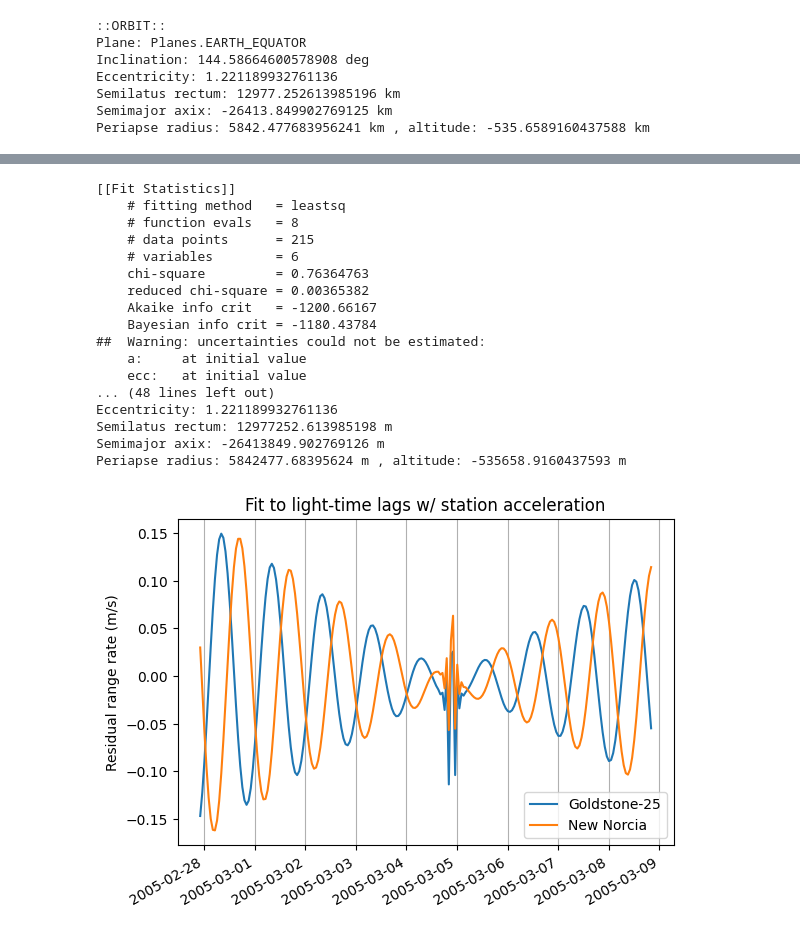
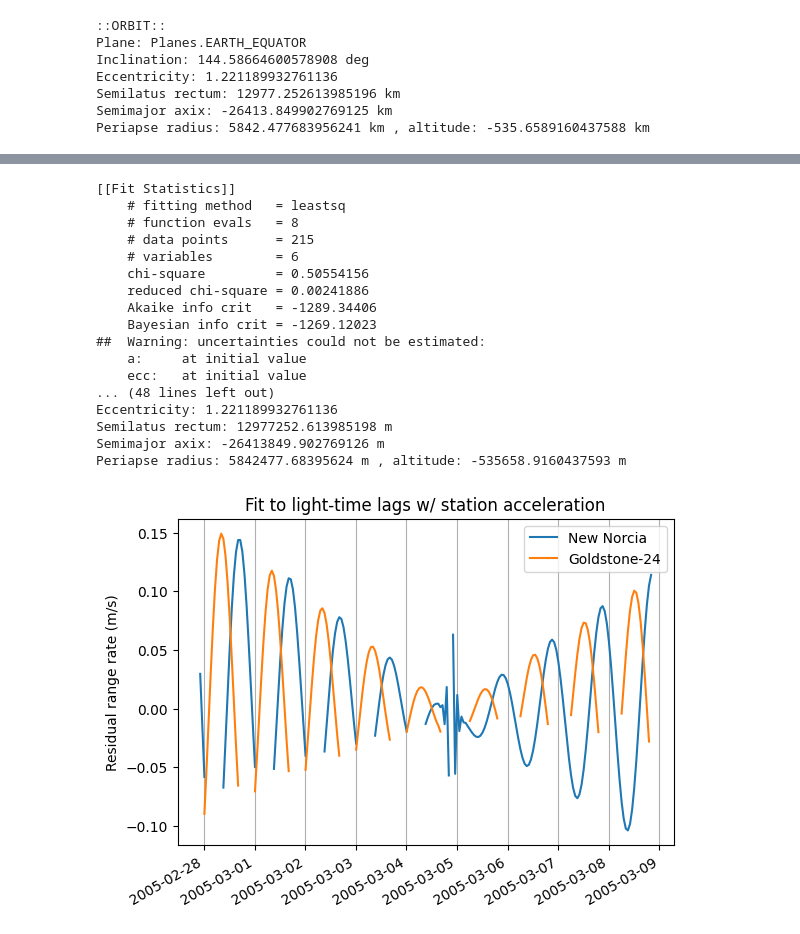
Before and after one commit to earthshrink/anomaly-sim, a Jupyter notebook: rosetta/rosetta_sim_approach_rangerate.ipynb, the cells around one changed output, grey strips where cells are left out. Cells and saved outputs as stored; diff of their text form; code cells hidden in the pictures.

Commit message:
rosetta visibility

```diff
--- a/rosetta/rosetta_sim_approach_rangerate.ipynb
+++ b/rosetta/rosetta_sim_approach_rangerate.ipynb
@@ -8,6 +8,8 @@ They are similarly reproduced below by simulation of light-time lags in the trac
 from astropy import units as u
 #sampling_interval = 10*u.minute
 sampling_interval = 1*u.hour
+min_elevation = -30*u.deg
+skip_hidden = True
 # %%
 from astropy import constants as const
 from astropy import visualization
@@ -23,7 +25,7 @@ sys.path.append('../')
 import matplotlib.pyplot as plt
 import matplotlib.dates as mdates
 
-from sim.stations import dss25, esNewNorcia
+from sim.stations import dss24, esNewNorcia
 from sim.tracking import Tracking
 from sim.util import orbit_from_horizons, make_epochs
 from sim.util import describe_orbit, describe_trajectory, plot_residual, plot_swings
@@ -32,23 +34,27 @@ from sim.fitorbit import OrbitFitter
 def plots(epochs, residual, title, ylab):
     plot_residual(epochs, residual, title, 'Residual ' + ylab)
 
-def fitv(ref_orbit, ref_stations, epochs, sim_meas, title, _trace=False):
+def fitv(ref_orbit, stations, elev, epochs, sim_meas, title, _trace=False):
 
     residual = {}
     fitter = {}
-    for st in ref_stations:
+    for st in stations:
         fitter[st] = OrbitFitter(ref_orbit, [st], trace=_trace)
         fitter[st].fit_doppler_data(epochs, sim_meas[st])
         print(fitter[st].report())
         print('Time elapsed (hh:mm:ss.ms) {}'.format(fitter[st].runtime))
         describe_orbit(fitter[st].orbit)
-        residual[st] = fitter[st].result.residual
+
+        el = elev[st]
+        res = fitter[st].result.residual
+        residual[st] = res * [1.0 if v >= min_elevation else np.nan
+                              for v in el]
 
     plots(epochs, residual, title, 'range rate (m/s)')
     return residual
 # %%
 solar_system_ephemeris.set("de440")
-tracking_stations = ( dss25, esNewNorcia )
+tracking_stations = ( esNewNorcia, dss24 )
 
 rosetta_start = Tracking.ROSETTA05_PERIGEE.value - 5*u.day
 rosetta_end = Tracking.ROSETTA05_PERIGEE.value + 4*u.day
@@ -72,6 +78,7 @@ Semimajor axix: -26413.849902769125 km
 Periapse radius: 5842.477683956241 km , altitude: -535.6589160437588 km
 # %%
 scalefactor = 0.1
+elev = {}
 
 vdata_ref = {}
 vlags = {}
@@ -91,16 +98,32 @@ for st in tracking_stations:
     vdata_ltlags[st] = []
     vdata_scaledlags[st] = []
 
+    elev[st] = []
+
     first_vlag = None
 
     for e in epochs[:-1]:
-        ref_r, ref_rr, ref_ra, ref_rs = st.range_rate_accel(rosetta_ref_ephem, e)
+        ref_r, ref_rr, ref_ra, ref_rs, ref_elev = st.range_rate_accel_elev(rosetta_ref_ephem, e)
         #print(e.strftime("%H:%M:%S"),
         #     ref_r.to_value(u.km),
         #     ref_ra.to_value(u.m/(u.s*u.s)),
         #     ref_rs.to_value(u.m/(u.s*u.s)),
         #     (ref_ra+ref_rs).to_value(u.m/(u.s*u.s)),
         #     )
+
+        #print(e, st.name, ref_elev << u.deg)
+        elev[st].append(ref_elev)
+        if skip_hidden and ref_elev < min_elevation:
+            vlags[st].append(np.nan)
+            vlags_full[st].append(np.nan)
+
+            vdata_ref[st].append([np.nan])
+            vdata_constvlags[st].append([np.nan])
+            vdata_ltlags_full[st].append([np.nan])
+            vdata_ltlags[st].append([np.nan])
+            vdata_scaledlags[st].append([np.nan])
+
+            continue
 
         vlag_full = ref_ra*ref_r/const.c
         vlag = (ref_ra+ref_rs)*ref_r/const.c
@@ -182,21 +205,21 @@ Periapse radius: 5842477.68395624 m , altitude: -535658.9160437593 m
 # %%
-full_residual = fitv(rosetta_ref_orbit, tracking_stations, epochs[:-1], vdata_ltlags_full, "Fit to light-time lags w/ station acceleration")
+full_residual = fitv(rosetta_ref_orbit, tracking_stations, elev, epochs[:-1], vdata_ltlags_full, "Fit to light-time lags w/ station acceleration")
 # %% [output]
 [[Fit Statistics]]
     # fitting method   = leastsq
     # function evals   = 8
     # data points      = 215
     # variables        = 6
-    chi-square         = 0.76364763
-    reduced chi-square = 0.00365382
-    Akaike info crit   = -1200.66167
-    Bayesian info crit = -1180.43784
+    chi-square         = 0.50554156
+    reduced chi-square = 0.00241886
+    Akaike info crit   = -1289.34406
+    Bayesian info crit = -1269.12023
 ##  Warning: uncertainties could not be estimated:
     a:     at initial value
     ecc:   at initial value
 ... (48 lines left out)
 Eccentricity: 1.221189932761136
 Semilatus rectum: 12977252.613985198 m
 Semimajor axix: -26413849.902769126 m
 Periapse radius: 5842477.68395624 m , altitude: -535658.9160437593 m
-[figure, old version]
+[figure, new version]
```
Also changed, not shown: parts of 5 cells of this notebook.
